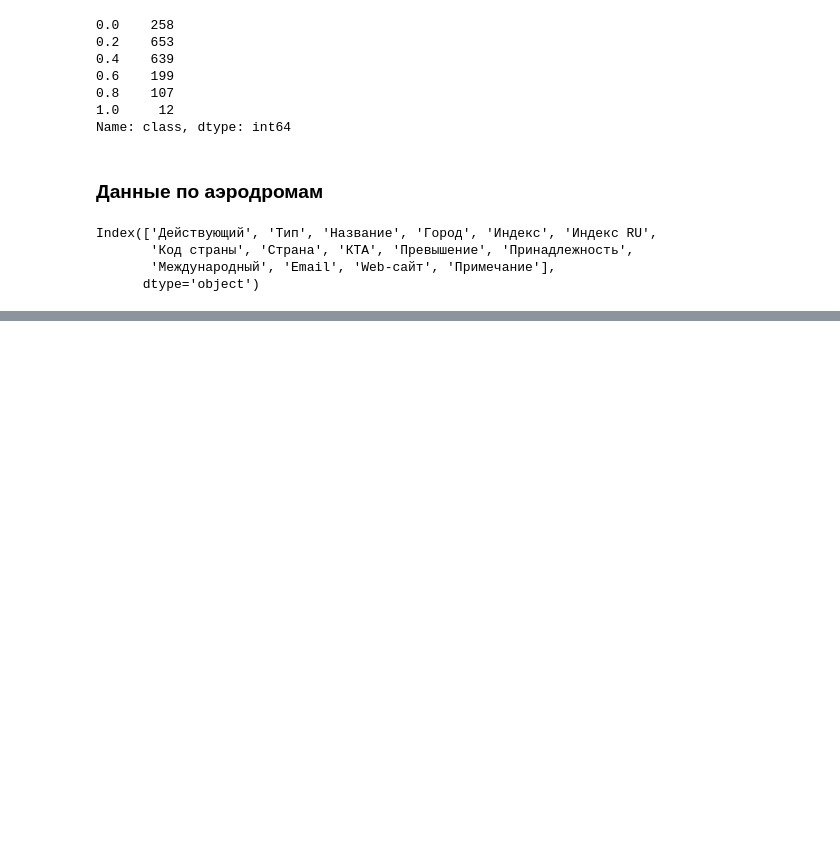
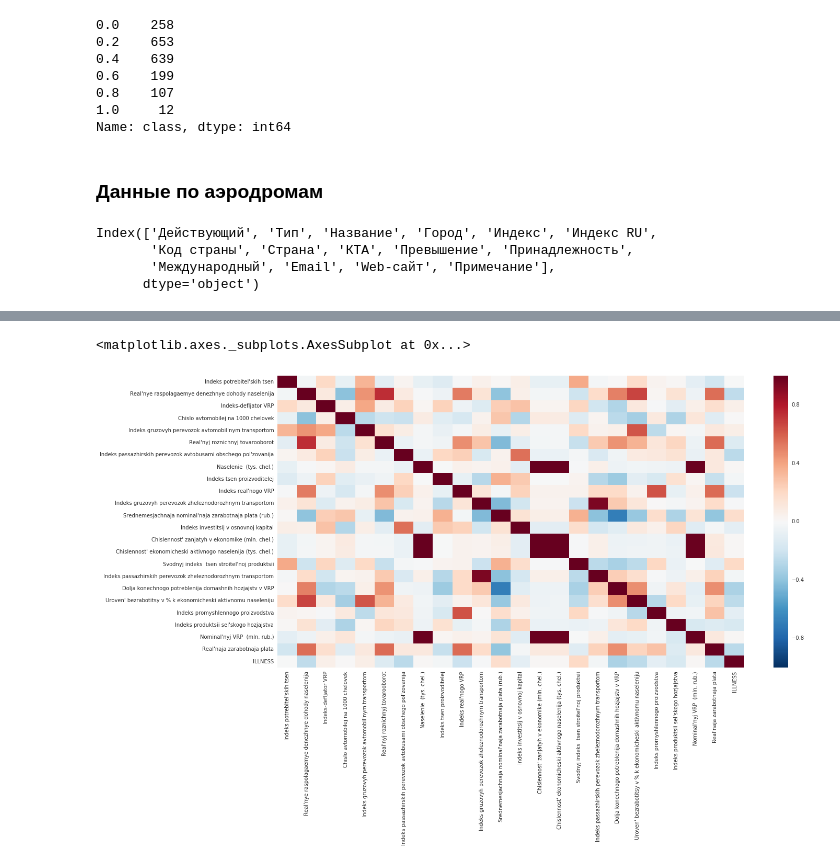
Before and after one commit to zhukov-msu/helicopters, a Jupyter notebook: heli_data_explore.ipynb, the cells around one changed output, grey strips where cells are left out. Saved outputs shown, nothing was run; the diff lists cells and outputs as text; code cells hidden in the pictures; blank space fills up the shorter version.

```diff
--- a/heli_data_explore.ipynb
+++ b/heli_data_explore.ipynb
@@ -262,0 +482,3 @@ m
+# %%
+features_df = pd.read_csv('features_data.csv')
+features_df = features_df.set_index('region')
@@ -262,0 +487,14 @@ m
+# %%
+features_df.columns = [transliterate.translit(col, language_code='ru', reversed=True) for col in features_df.columns]
+# features_df.columns
+# %%
+scaler = MinMaxScaler()
+# %%
+features_df.ILLNESS = scaler.fit_transform(features_df.ILLNESS)
+# %%
+matplotlib.rc('font',**{'family':'verdana', 'size':50})
+plt.figure(figsize=(20,10))
+sns.heatmap(features_df.corr())
+# %% [output]
+<matplotlib.axes._subplots.AxesSubplot at 0x...>
+[figure, added]
```
Also changed, not shown: parts of 117 cells of this notebook.
